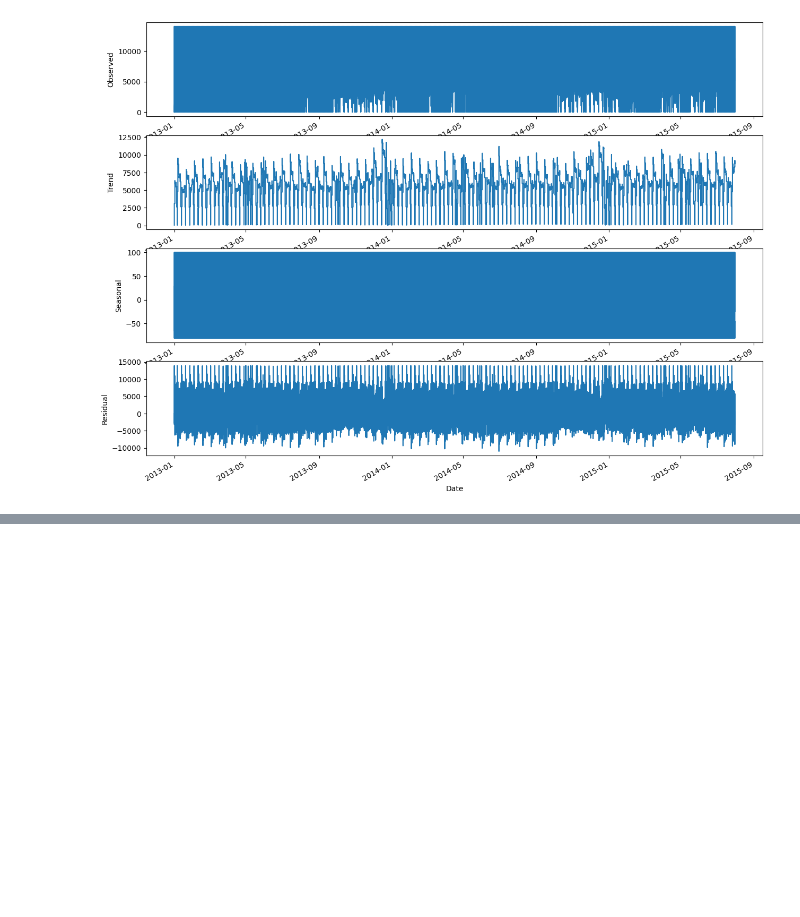
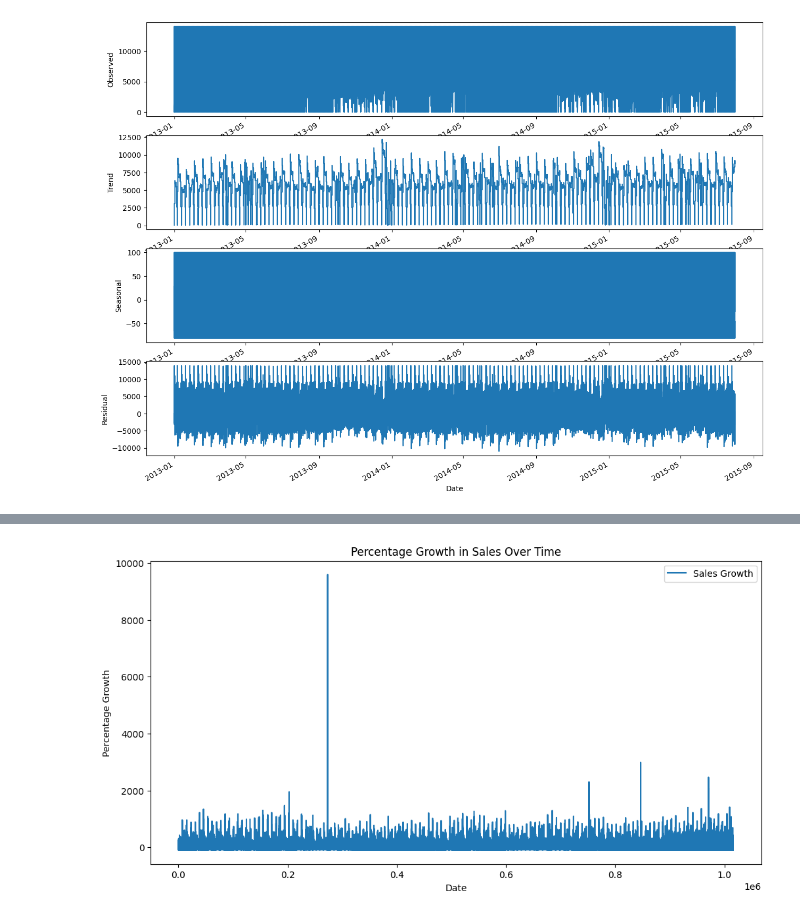
Before and after one commit to YonInsights/Rossmann-Pharmaceuticals-Sales-Forecasting, a Jupyter notebook: notebooks/2_EDA.ipynb, the cells around one changed output, grey strips where cells are left out. Cells and saved outputs as stored; diff of their text form; code cells hidden in the pictures; blank space fills up the shorter version.

```diff
--- a/notebooks/2_EDA.ipynb
+++ b/notebooks/2_EDA.ipynb
@@ -114,0 +122,6 @@ plot_decomposition(decomposition)
+# %%
+# plot salse growth
+train_data = calculate_sales_growth(train_data)
+plot_sales_growth(train_data)
+# %% [output]
+[figure, added]
```
Also changed, not shown: parts of 2 cells of this notebook, 1 other file.
